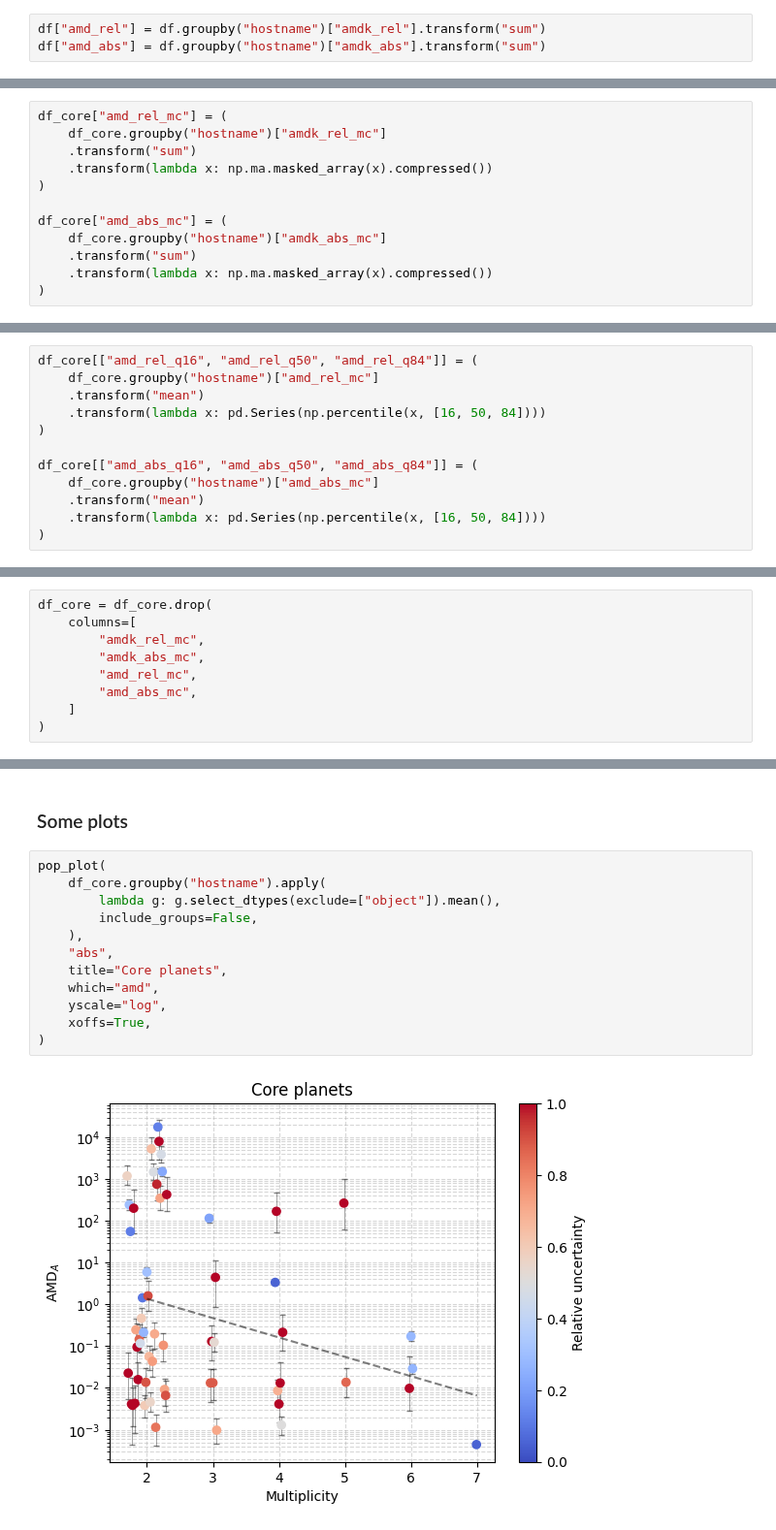
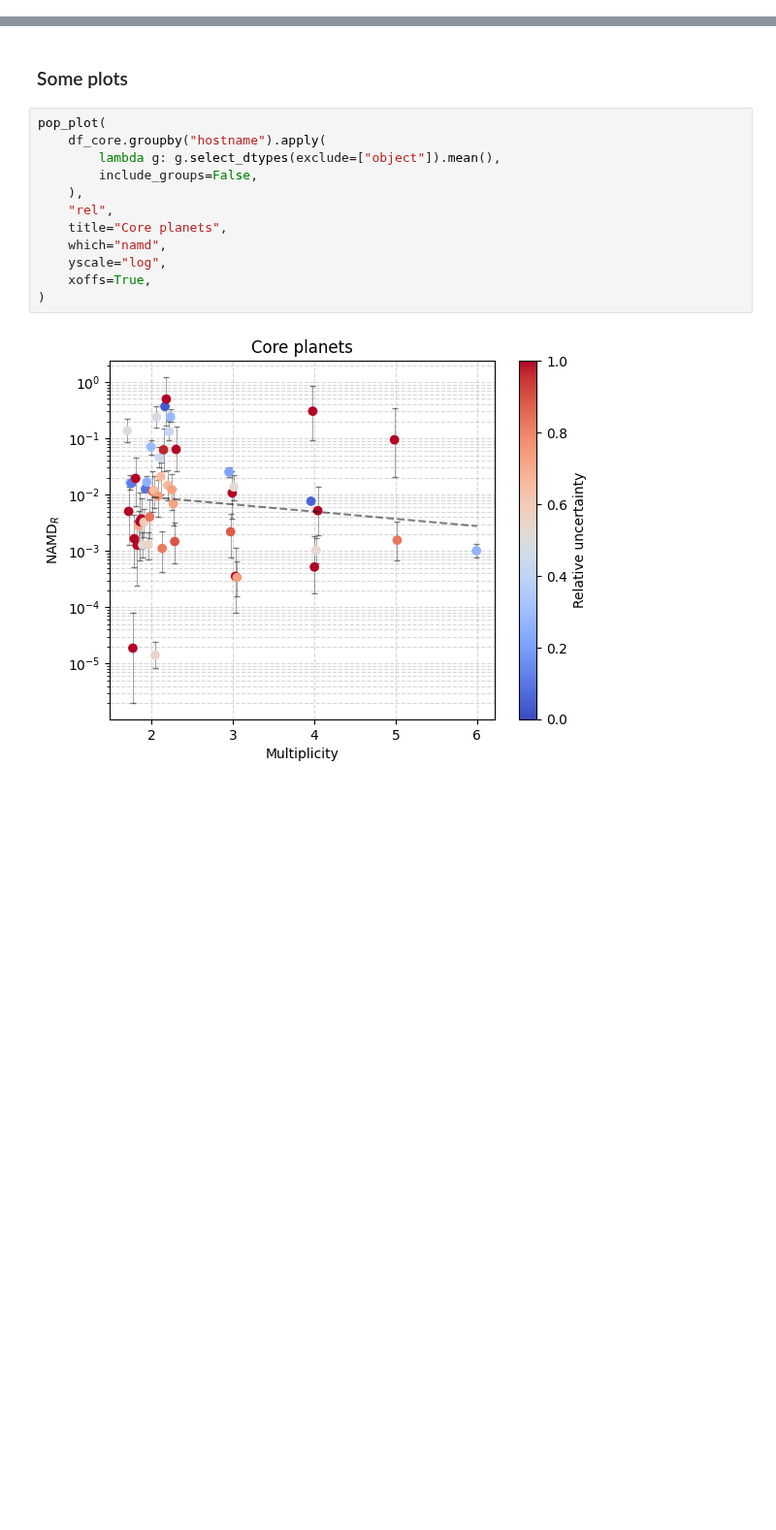
Before and after one commit to abocchieri/ExoNAMD, a Jupyter notebook: notebooks/api.ipynb, the cells around one changed output, grey strips where cells are left out. Shown at 97% size. Saved outputs shown, nothing was run; the diff lists cells and outputs as text; blank space fills up the shorter version.

```diff
--- a/notebooks/api.ipynb
+++ b/notebooks/api.ipynb
@@ -253,3 +250,0 @@ Sum to get the total AMD
-# %%
-df["amd_rel"] = df.groupby("hostname")["amdk_rel"].transform("sum")
-df["amd_abs"] = df.groupby("hostname")["amdk_abs"].transform("sum")
@@ -321,12 +306,0 @@ Compute the total amd (amd = $amd_{tot}$)
-# %%
-df_core["amd_rel_mc"] = (
-    df_core.groupby("hostname")["amdk_rel_mc"]
-    .transform("sum")
-    .transform(lambda x: np.ma.masked_array(x).compressed())
-)
-
-df_core["amd_abs_mc"] = (
-    df_core.groupby("hostname")["amdk_abs_mc"]
-    .transform("sum")
-    .transform(lambda x: np.ma.masked_array(x).compressed())
-)
@@ -335,12 +306,0 @@ Compute the quantiles
-# %%
-df_core[["amd_rel_q16", "amd_rel_q50", "amd_rel_q84"]] = (
-    df_core.groupby("hostname")["amd_rel_mc"]
-    .transform("mean")
-    .transform(lambda x: pd.Series(np.percentile(x, [16, 50, 84])))
-)
-
-df_core[["amd_abs_q16", "amd_abs_q50", "amd_abs_q84"]] = (
-    df_core.groupby("hostname")["amd_abs_mc"]
-    .transform("mean")
-    .transform(lambda x: pd.Series(np.percentile(x, [16, 50, 84])))
-)
@@ -349,9 +306,0 @@ Drop columns that are no longer needed
-# %%
-df_core = df_core.drop(
-    columns=[
-        "amdk_rel_mc",
-        "amdk_abs_mc",
-        "amd_rel_mc",
-        "amd_abs_mc",
-    ]
-)
@@ -398,17 +339,17 @@ NameError: name 'df_core' is not defined
 # %%
 pop_plot(
     df_core.groupby("hostname").apply(
         lambda g: g.select_dtypes(exclude=["object"]).mean(),
         include_groups=False,
     ),
-    "abs",
+    "rel",
     title="Core planets",
-    which="amd",
+    which="namd",
     yscale="log",
     xoffs=True,
 )
 # %% [output]
-[figure, old version]
+[figure, new version]
 # %%
 hostname = "EPIC 249893012"
 host = df_core[df_core["hostname"] == hostname]
```
Also changed, not shown: parts of 13 cells of this notebook.
